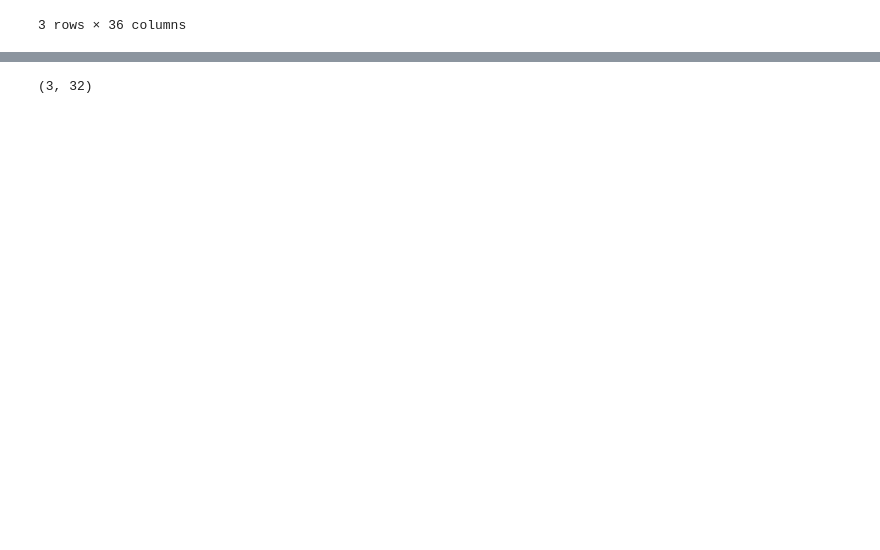
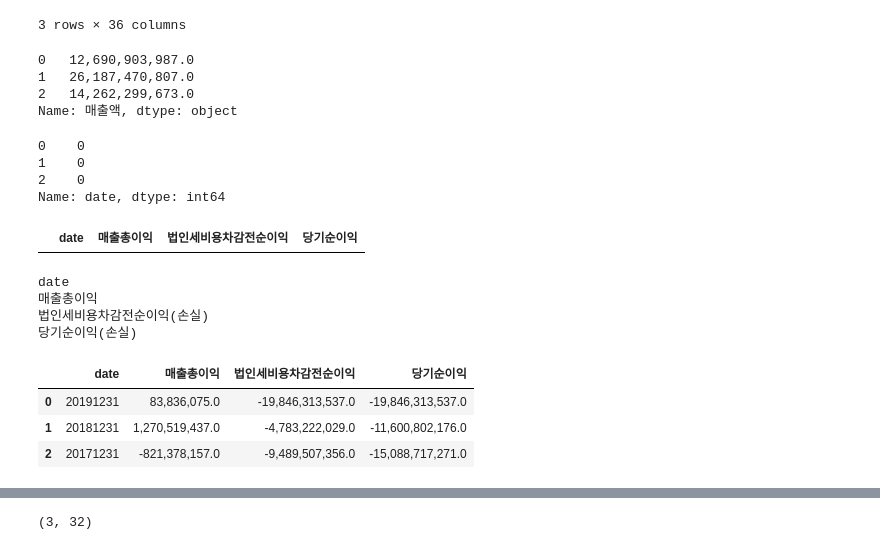
Before and after one commit to Seungki-Jeong/Analysis-of-Corporate-Bankruptcy, a Jupyter notebook: (windows)재무제표, 현금흐름표, 포괄손익계산서 예시-Copy1.ipynb, the cells around one changed output, grey strips where cells are left out. Saved outputs shown, nothing was run; the diff lists cells and outputs as text; code cells hidden in the pictures; blank space fills up the shorter version.

Commit message:
0831_data

```diff
--- a/(windows)재무제표, 현금흐름표, 포괄손익계산서 예시-Copy1.ipynb
+++ b/(windows)재무제표, 현금흐름표, 포괄손익계산서 예시-Copy1.ipynb
@@ -256,0 +263,5 @@ df_cis_1.head()
+# %%
+var_1_dic = {'자본총계': 4, '자산총계': 4, '매입채무': 11, '매출채권': 11,
+             '부채총계': 4, '유동부채': 4, '유동자산': 4, '재고자산': 4, 'company': 7}
+var_2_dic = {'date':4, '매출총이익': 5, '법인세비용차감': 15, '당기순이익': 10,
+             'company': 7}
@@ -256,0 +270,7 @@ df_cis_1.head()
+# %%
+df_cis_1.iloc[:,1]
+# %% [output]
+0   12,690,903,987.0
+1   26,187,470,807.0
+2   14,262,299,673.0
+Name: 매출액, dtype: object
@@ -256,0 +279,34 @@ df_cis_1.head()
+# %%
+cis_a.iloc[:,0]
+# %% [output]
+0    0
+1    0
+2    0
+Name: date, dtype: int64
+# %%
+cis_a = pd.DataFrame(columns=['date', '매출총이익', '법인세비용차감전순이익',
+                            '당기순이익'])
+cis_a
+# %% [output]
+|  | date | 매출총이익 | 법인세비용차감전순이익 | 당기순이익 |
+# %%
+count = 0
+for var2, var2_ in var_2_dic.items():
+    for cis in df_cis_1.columns:
+        if var2 in cis:
+            if var2_ >= len(cis):
+                cis_a.iloc[:,count] = df_cis_1[cis]
+                count += 1
+                print(cis)
+# %% [output]
+date
+매출총이익
+법인세비용차감전순이익(손실)
+당기순이익(손실)
+# %%
+cis_a
+# %% [output]
+|  | date | 매출총이익 | 법인세비용차감전순이익 | 당기순이익 |
+| 0 | 20191231 | 83,836,075.0 | -19,846,313,537.0 | -19,846,313,537.0 |
+| 1 | 20181231 | 1,270,519,437.0 | -4,783,222,029.0 | -11,600,802,176.0 |
+| 2 | 20171231 | -821,378,157.0 | -9,489,507,356.0 | -15,088,717,271.0 |
```
Also changed, not shown: parts of 8 cells of this notebook, 3 other files.
